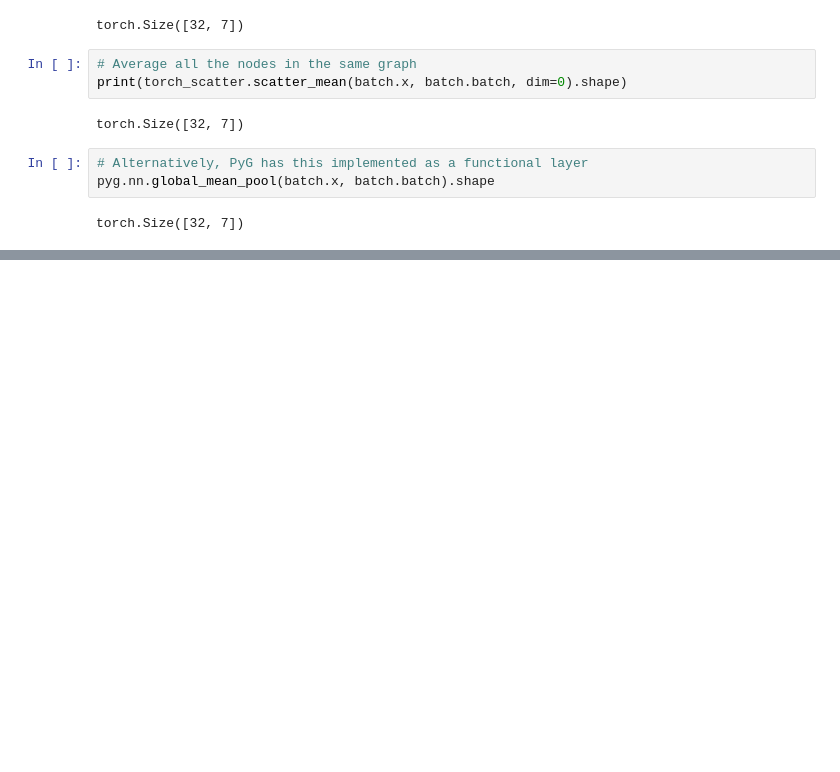
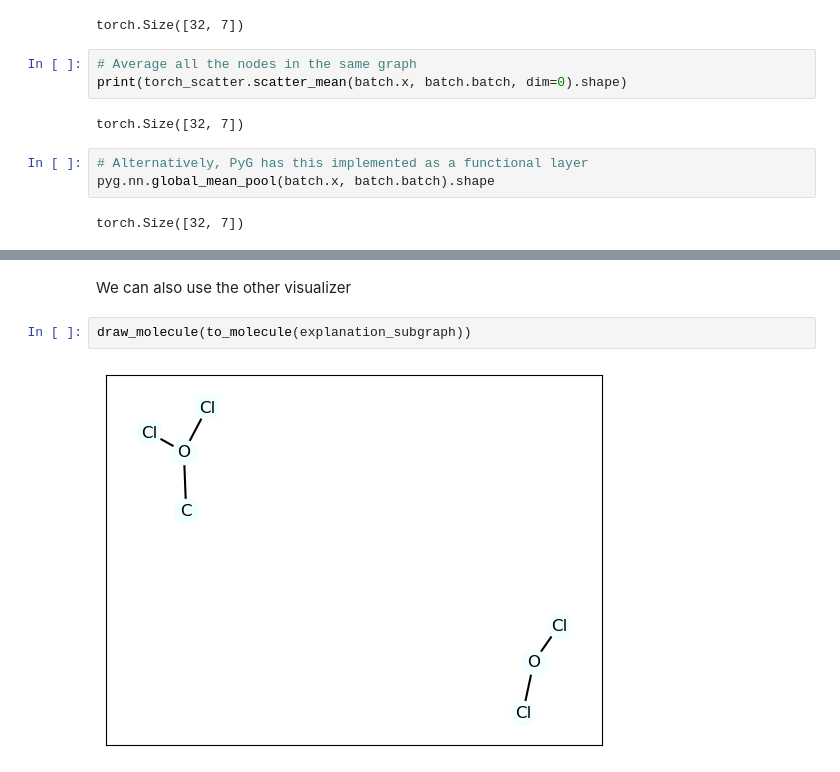
Before and after one commit to FilippoMB/Tutorial_GNN_explainability, a Jupyter notebook: tutorial.ipynb, the cells around one changed output, grey strips where cells are left out. Cells and saved outputs as stored; diff of their text form; blank space fills up the shorter version.

```diff
--- a/tutorial.ipynb
+++ b/tutorial.ipynb
@@ -249,0 +460,6 @@ torch.Size([32, 7])
+# %% [markdown]
+We can also use the other visualizer
+# %%
+draw_molecule(to_molecule(explanation_subgraph))
+# %% [output]
+[figure, added]
```
Also changed, not shown: parts of 79 cells of this notebook, 5 other files.
